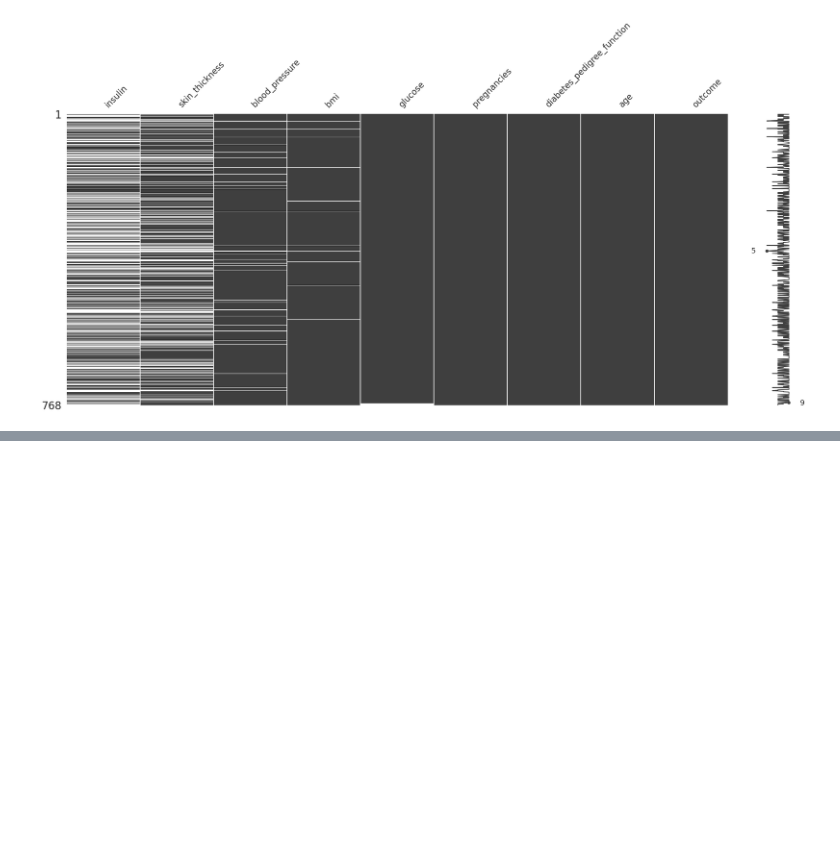
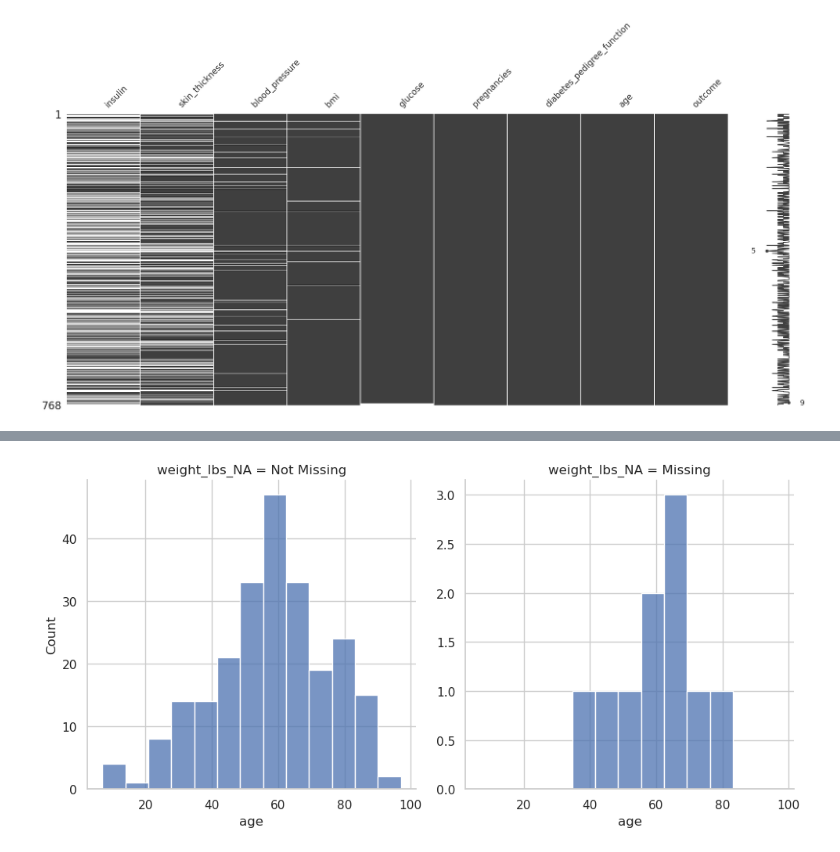
Before and after one commit to fenilenvinileno97/missing-values, a Jupyter notebook: notebooks/exploration.ipynb, the cells around one changed output, grey strips where cells are left out. Cells and saved outputs as stored; diff of their text form; code cells hidden in the pictures; blank space fills up the shorter version.

```diff
--- a/notebooks/exploration.ipynb
+++ b/notebooks/exploration.ipynb
@@ -556,0 +709,21 @@ plt.show()
+# %%
+(
+    riskfactors_df
+    .missing
+    .bind_shadow_matrix(only_missing=True)
+    .pipe(
+        lambda df: (
+            sns.displot(
+                data=df,
+                x="age",
+                col="weight_lbs_NA",
+                facet_kws={
+                    "sharey" : False
+                }
+            )
+        )
+    )
+)
+plt.show()
+# %% [output]
+[figure, added]
```
Also changed, not shown: parts of 17 cells of this notebook, 1 other file.
